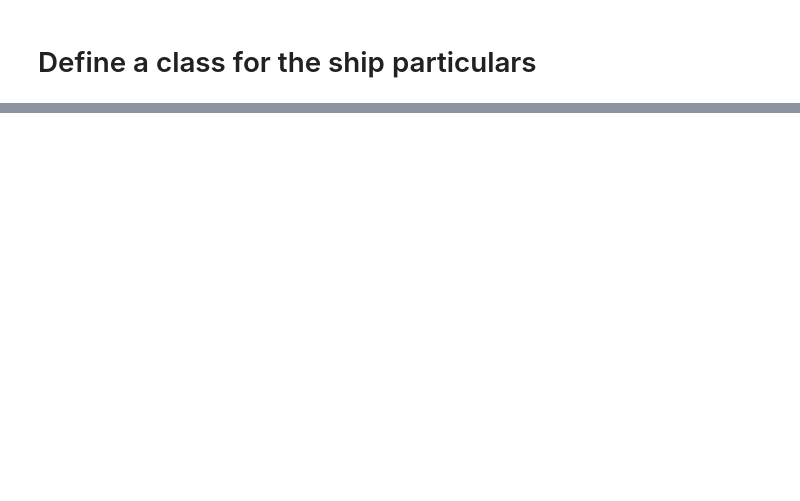
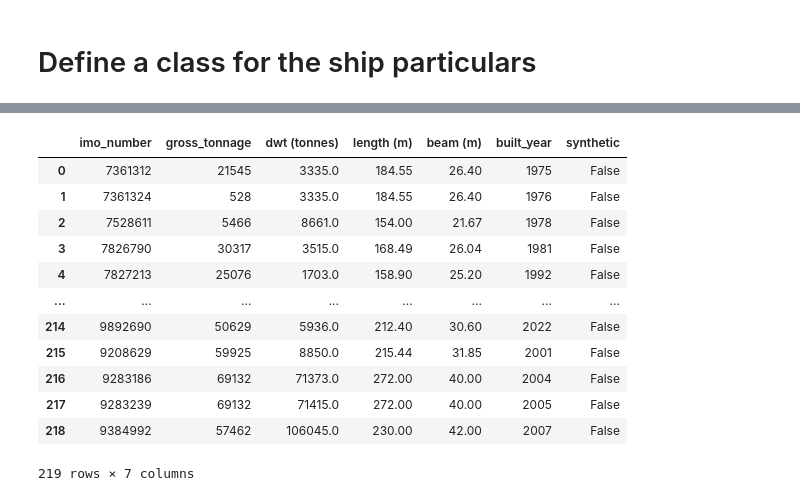
Before and after one commit to vasileiosvyzas/maritime-emissions-analysis-platform, a Jupyter notebook: notebooks/ship_technical_data_processor.ipynb, the cells around one changed output, grey strips where cells are left out. Cells and saved outputs as stored; diff of their text form; code cells hidden in the pictures; blank space fills up the shorter version.

```diff
--- a/notebooks/ship_technical_data_processor.ipynb
+++ b/notebooks/ship_technical_data_processor.ipynb
@@ -222 +182,4 @@ df['IMO_number'] = df['IMO_number'].astype(int)
+# %%
+full_data['length (m)'] = full_data['length (m)'].astype(float)
+full_data['beam (m)'] = full_data['beam (m)'].astype(float)
 # %%
@@ -242,0 +336,19 @@ synthetic_data.head()
+# %%
+full_data = full_data.rename(columns={'IMO_number': 'imo_number'})
+full_data['synthetic'] = False
+# %%
+full_data
+# %% [output]
+|  | imo_number | gross_tonnage | dwt (tonnes) | length (m) | beam (m) | built_year | synthetic |
+| 0 | 7361312 | 21545 | 3335.0 | 184.55 | 26.40 | 1975 | False |
+| 1 | 7361324 | 528 | 3335.0 | 184.55 | 26.40 | 1976 | False |
+| 2 | 7528611 | 5466 | 8661.0 | 154.00 | 21.67 | 1978 | False |
+| 3 | 7826790 | 30317 | 3515.0 | 168.49 | 26.04 | 1981 | False |
+| 4 | 7827213 | 25076 | 1703.0 | 158.90 | 25.20 | 1992 | False |
+| ... | ... | ... | ... | ... | ... | ... | ... |
+| 214 | 9892690 | 50629 | 5936.0 | 212.40 | 30.60 | 2022 | False |
+| 215 | 9208629 | 59925 | 8850.0 | 215.44 | 31.85 | 2001 | False |
+| 216 | 9283186 | 69132 | 71373.0 | 272.00 | 40.00 | 2004 | False |
+| 217 | 9283239 | 69132 | 71415.0 | 272.00 | 40.00 | 2005 | False |
+| 218 | 9384992 | 57462 | 106045.0 | 230.00 | 42.00 | 2007 | False |
+219 rows × 7 columns
```
Also changed, not shown: parts of 39 cells of this notebook.
